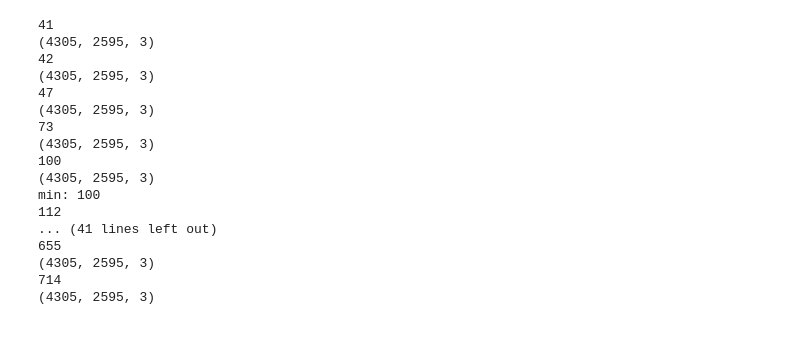
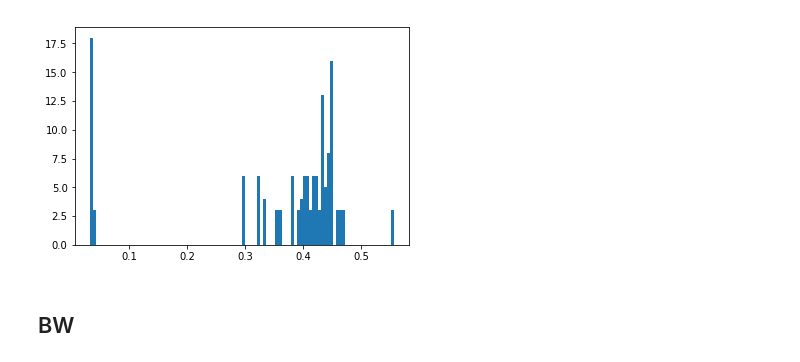
Before and after one commit to skrydg/ml, a Jupyter notebook: kaggle_problems/rosneft_proppant/count_detection.ipynb, the cells around one changed output. Drawn from its saved outputs; the diff is of its cells as text; code cells hidden in the pictures; blank space fills up the shorter version.

```diff
--- a/kaggle_problems/rosneft_proppant/count_detection.ipynb
+++ b/kaggle_problems/rosneft_proppant/count_detection.ipynb
@@ -32,6 +55,6 @@ from kaggle_problems.rosneft_proppant.workspace.common import prop_size2r, bin2l
 # %%
-COLORED_IMG_DIR = "kaggle_problems/rosneft_proppant/data/colored_main_area"
-BW_IMG_DIR = "kaggle_problems/rosneft_proppant/data/bw_main_area"
+COLORED_IMG_DIR = "kaggle_problems/rosneft_proppant/workspace/data/colored_main_area"
+BW_IMG_DIR = "kaggle_problems/rosneft_proppant/workspace/data/bw_main_area"
 
 sieves_names = [6,7,8,10,12,14,16,18,20,25,30,35,40,45,50,60,70,80,100]
 sieves_names = [str(i) for i in sieves_names]
@@ -39,5 +62,5 @@ sieves_names = [str(i) for i in sieves_names]
 sive_diam = [3.35,2.8, 2.36, 2, 1.7, 1.4, 1.18, 1, 0.85, 0.71, 0.6, 0.5, 0.425, 0.355, 0.3, 0.25, 0.212, 0.18, 0.15]
 sive_diam = np.array(sive_diam)
 # %%
-colored_img = [img[:-len(".jpg")] for img in os.listdir(COLORED_IMG_DIR) if img.endswith('.jpg')]
-bw_img = [img[:-len(".jpg")] for img in os.listdir(BW_IMG_DIR) if img.endswith('.jpg')]
+colored_img = [int(img[:-len(".jpg")]) for img in os.listdir(COLORED_IMG_DIR) if img.endswith('.jpg')]
+bw_img = [int(img[:-len(".jpg")]) for img in os.listdir(BW_IMG_DIR) if img.endswith('.jpg')]
@@ -45,0 +150,5 @@ train = pd.read_csv("kaggle_problems/rosneft_proppant/workspace/data/labels/trai
+# %%
+colored_train = train[train.ImageId.isin(colored_img)]
+#colored_train = colored_train[~colored_train.prop_count.isna()]
+colored_train = colored_train[~colored_train['18'].isna()]
+colored_train
@@ -45,0 +260,5 @@ train = pd.read_csv("kaggle_problems/rosneft_proppant/workspace/data/labels/trai
+# %%
+plt.hist(colored_train['25'], bins=100)
+plt.show()
+# %% [output]
+[figure, added]
@@ -46,3 +267,5 @@ train = pd.read_csv("kaggle_problems/rosneft_proppant/workspace/data/labels/trai
+# %% [markdown]
+## BW
 # %%
 bw_train = train[train.ImageId.isin(bw_img)]
 bw_train = bw_train[~bw_train.prop_count.isna()]
@@ -67,7 +290,6 @@ def get_bw_prop_count(img, bins):
 # %%
 diff = []
 for img_number in bw_train.ImageId:
-    print(img_number)
     img = cv2.imread("{}/{}.jpg".format(BW_IMG_DIR, img_number))
     bins = bw_train[bw_train['ImageId'].isin([img_number])]
 
@@ -76,26 +298,3 @@ for img_number in bw_train.ImageId:
 
     pred_prop_count = get_bw_prop_count(img, bins)
     diff.append(real_prop_count - pred_prop_count)
-    if (real_prop_count - pred_prop_count < -1000):
-        print("min:", img_number)
-
-    if (real_prop_count - pred_prop_count > 400):
-        print("max:", img_number)
-# %% [output]
-41
-(4305, 2595, 3)
-42
-(4305, 2595, 3)
-47
-(4305, 2595, 3)
-73
-(4305, 2595, 3)
-100
-(4305, 2595, 3)
-min: 100
-112
-... (41 lines left out)
-655
-(4305, 2595, 3)
-714
-(4305, 2595, 3)
```
Also changed, not shown: parts of 26 cells of this notebook, 18 other files.
